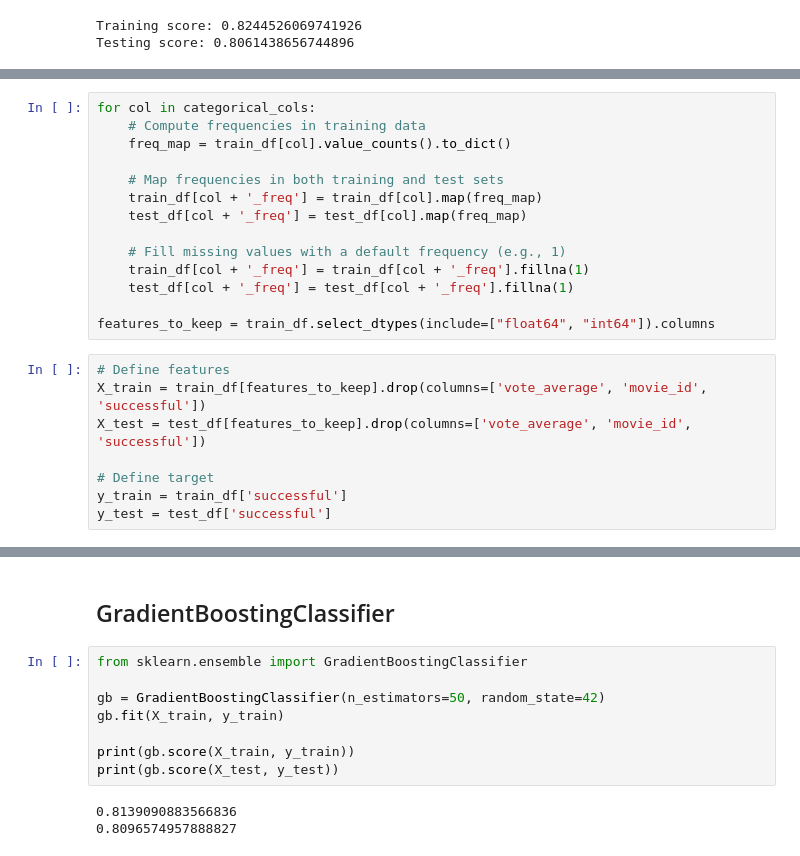
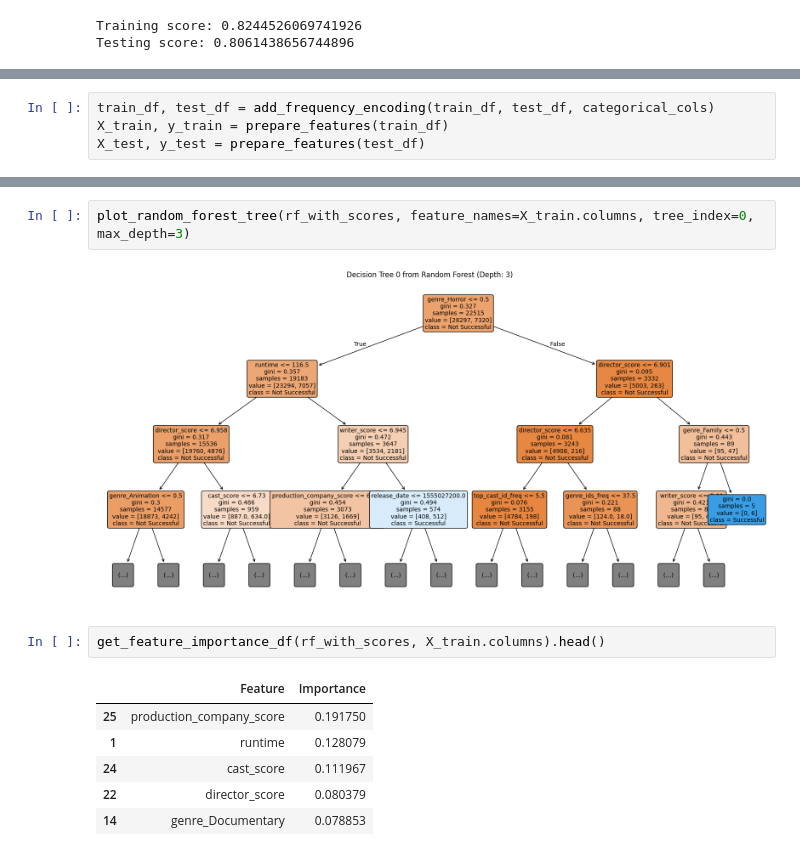
Before and after one commit to jonnycomes/movie-data, a Jupyter notebook: notebooks/successful_movie_prediction/Successful_Movie_Prediction.ipynb, the cells around one changed output, grey strips where cells are left out. Cells and saved outputs as stored; diff of their text form.

```diff
--- a/notebooks/successful_movie_prediction/Successful_Movie_Prediction.ipynb
+++ b/notebooks/successful_movie_prediction/Successful_Movie_Prediction.ipynb
@@ -201,23 +304,5 @@ train_df, test_df = train_test_split(df, test_size=0.2, random_state=42)
 # %%
-for col in categorical_cols:
-    # Compute frequencies in training data
-    freq_map = train_df[col].value_counts().to_dict()
-
-    # Map frequencies in both training and test sets
-    train_df[col + '_freq'] = train_df[col].map(freq_map)
-    test_df[col + '_freq'] = test_df[col].map(freq_map)
-
-    # Fill missing values with a default frequency (e.g., 1)
-    train_df[col + '_freq'] = train_df[col + '_freq'].fillna(1)
-    test_df[col + '_freq'] = test_df[col + '_freq'].fillna(1)
-
-features_to_keep = train_df.select_dtypes(include=["float64", "int64"]).columns
+train_df, test_df = add_frequency_encoding(train_df, test_df, categorical_cols)
+X_train, y_train = prepare_features(train_df)
+X_test, y_test = prepare_features(test_df)
-# %%
-# Define features
-X_train = train_df[features_to_keep].drop(columns=['vote_average', 'movie_id', 'successful'])
-X_test = test_df[features_to_keep].drop(columns=['vote_average', 'movie_id', 'successful'])
-
-# Define target
-y_train = train_df['successful']
-y_test = test_df['successful']
 # %%
@@ -281,13 +327,13 @@ plt.show()
-# %% [markdown]
-## GradientBoostingClassifier
-# %%
-from sklearn.ensemble import GradientBoostingClassifier
-
-gb = GradientBoostingClassifier(n_estimators=50, random_state=42)
-gb.fit(X_train, y_train)
-
-print(gb.score(X_train, y_train))
-print(gb.score(X_test, y_test))
-# %% [output]
-0.8139090883566836
-0.8096574957888827
+# %%
+plot_random_forest_tree(rf_with_scores, feature_names=X_train.columns, tree_index=0, max_depth=3)
+# %% [output]
+[figure, added]
+# %%
+get_feature_importance_df(rf_with_scores, X_train.columns).head()
+# %% [output]
+|  | Feature | Importance |
+| 25 | production_company_score | 0.191750 |
+| 1 | runtime | 0.128079 |
+| 24 | cast_score | 0.111967 |
+| 22 | director_score | 0.080379 |
+| 14 | genre_Documentary | 0.078853 |
```
Also changed, not shown: parts of 41 cells of this notebook, 1 other file.
